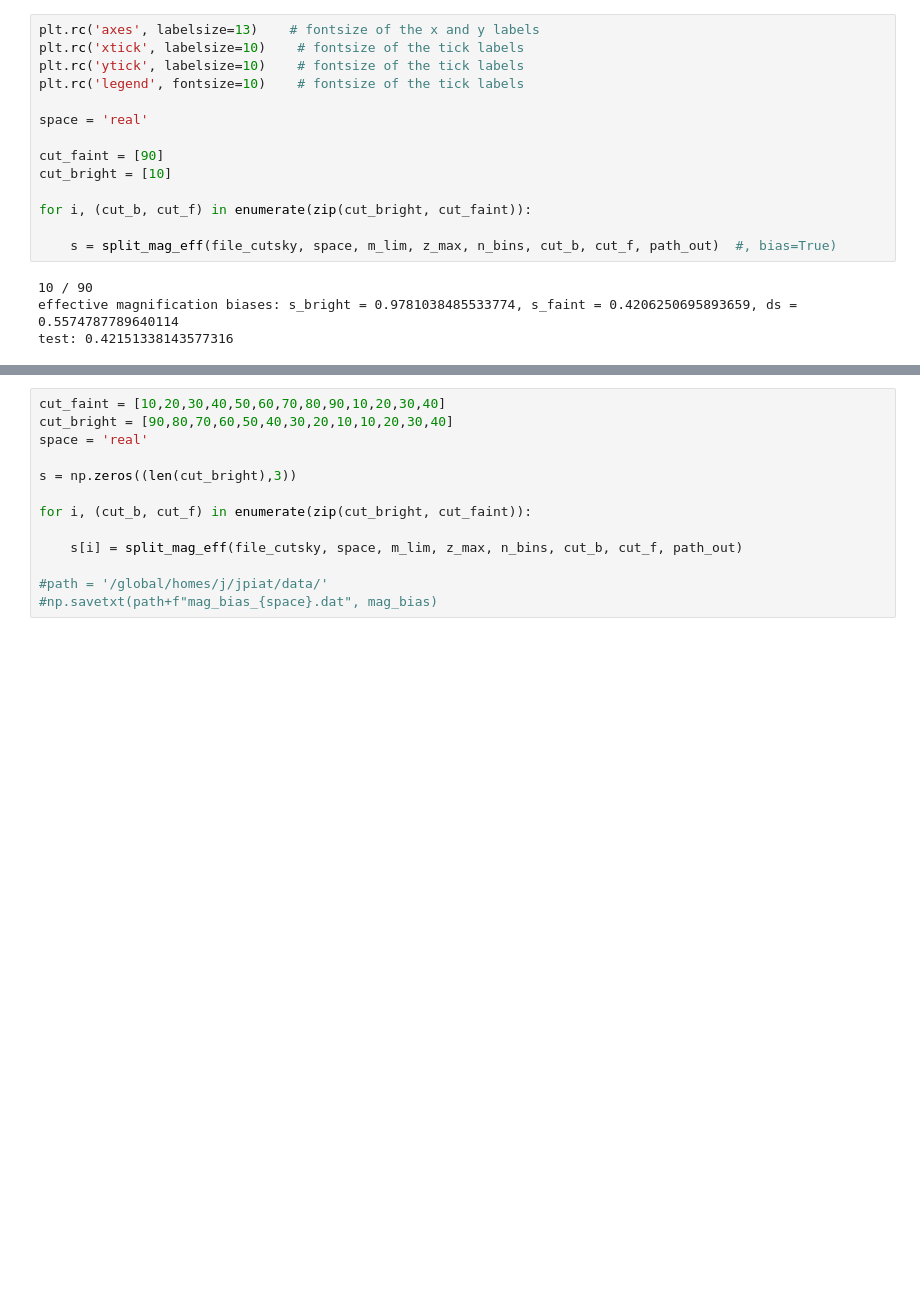
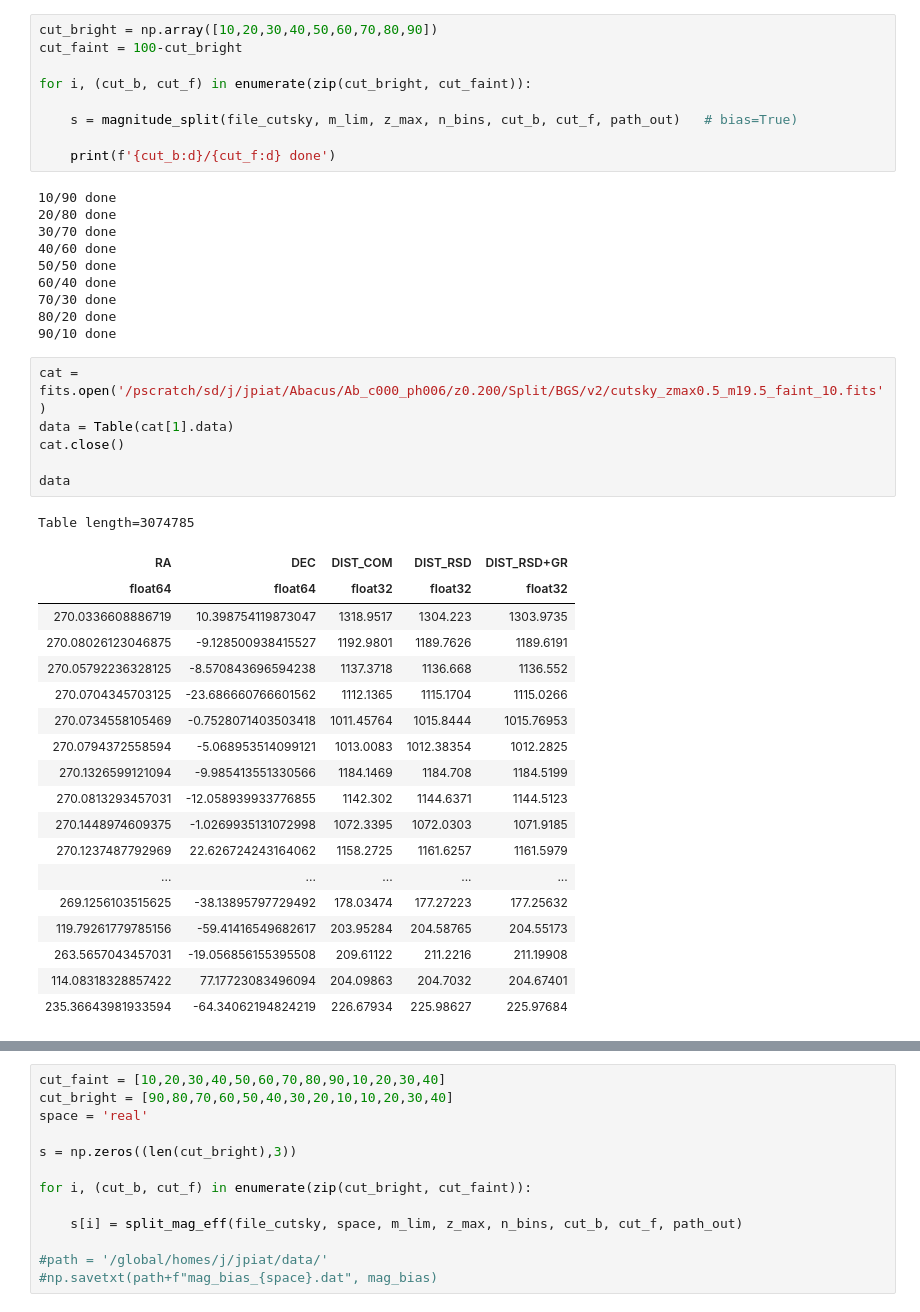
Before and after one commit to JadePiat/Relativistic_effects, a Jupyter notebook: magnitude_split.ipynb, the cells around one changed output, grey strips where cells are left out. Drawn from its saved outputs; the diff is of its cells as text; blank space fills up the shorter version.

```diff
--- a/magnitude_split.ipynb
+++ b/magnitude_split.ipynb
@@ -21,21 +28,48 @@ path_out = '/pscratch/sd/j/jpiat/Abacus/Ab_c000_ph006/z0.200/Split/BGS/'
 # %%
-plt.rc('axes', labelsize=13)    # fontsize of the x and y labels
-plt.rc('xtick', labelsize=10)    # fontsize of the tick labels
-plt.rc('ytick', labelsize=10)    # fontsize of the tick labels
-plt.rc('legend', fontsize=10)    # fontsize of the tick labels
-
-space = 'real'
-
-cut_faint = [90]
-cut_bright = [10]
+cut_bright = np.array([10,20,30,40,50,60,70,80,90])
+cut_faint = 100-cut_bright
 
 for i, (cut_b, cut_f) in enumerate(zip(cut_bright, cut_faint)):
 
-    s = split_mag_eff(file_cutsky, space, m_lim, z_max, n_bins, cut_b, cut_f, path_out)  #, bias=True)
+    s = magnitude_split(file_cutsky, m_lim, z_max, n_bins, cut_b, cut_f, path_out)   # bias=True)
+
+    print(f'{cut_b:d}/{cut_f:d} done')
 # %% [output]
-10 / 90
-effective magnification biases: s_bright = 0.9781038485533774, s_faint = 0.4206250695893659, ds = 0.5574787789640114
-test: 0.42151338143577316
+10/90 done
+20/80 done
+30/70 done
+40/60 done
+50/50 done
+60/40 done
+70/30 done
+80/20 done
+90/10 done
+# %%
+cat = fits.open('/pscratch/sd/j/jpiat/Abacus/Ab_c000_ph006/z0.200/Split/BGS/v2/cutsky_zmax0.5_m19.5_faint_10.fits')
+data = Table(cat[1].data)
+cat.close()
+
+data
+# %% [output]
+Table length=3074785
+| RA | DEC | DIST_COM | DIST_RSD | DIST_RSD+GR |
+| float64 | float64 | float32 | float32 | float32 |
+| 270.0336608886719 | 10.398754119873047 | 1318.9517 | 1304.223 | 1303.9735 |
+| 270.08026123046875 | -9.128500938415527 | 1192.9801 | 1189.7626 | 1189.6191 |
+| 270.05792236328125 | -8.570843696594238 | 1137.3718 | 1136.668 | 1136.552 |
+| 270.0704345703125 | -23.686660766601562 | 1112.1365 | 1115.1704 | 1115.0266 |
+| 270.0734558105469 | -0.7528071403503418 | 1011.45764 | 1015.8444 | 1015.76953 |
+| 270.0794372558594 | -5.068953514099121 | 1013.0083 | 1012.38354 | 1012.2825 |
+| 270.1326599121094 | -9.985413551330566 | 1184.1469 | 1184.708 | 1184.5199 |
+| 270.0813293457031 | -12.058939933776855 | 1142.302 | 1144.6371 | 1144.5123 |
+| 270.1448974609375 | -1.0269935131072998 | 1072.3395 | 1072.0303 | 1071.9185 |
+| 270.1237487792969 | 22.626724243164062 | 1158.2725 | 1161.6257 | 1161.5979 |
+| ... | ... | ... | ... | ... |
+| 269.1256103515625 | -38.13895797729492 | 178.03474 | 177.27223 | 177.25632 |
+| 119.79261779785156 | -59.41416549682617 | 203.95284 | 204.58765 | 204.55173 |
+| 263.5657043457031 | -19.056856155395508 | 209.61122 | 211.2216 | 211.19908 |
+| 114.08318328857422 | 77.17723083496094 | 204.09863 | 204.7032 | 204.67401 |
+| 235.36643981933594 | -64.34062194824219 | 226.67934 | 225.98627 | 225.97684 |
 # %%
 # redshfit distribution
 
```
Also changed, not shown: parts of 4 cells of this notebook, 7 other files.
